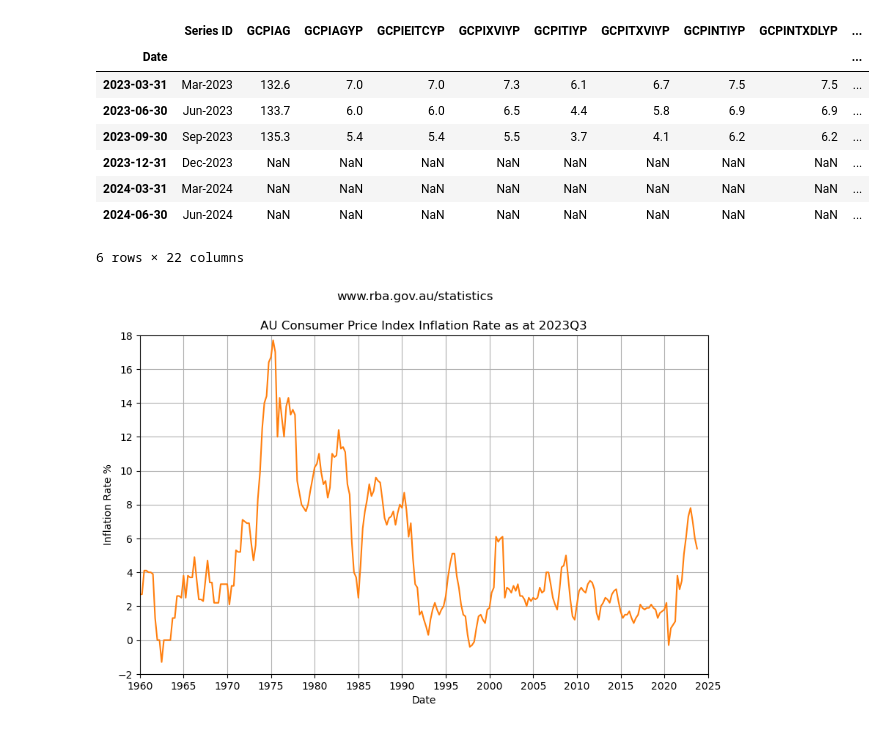
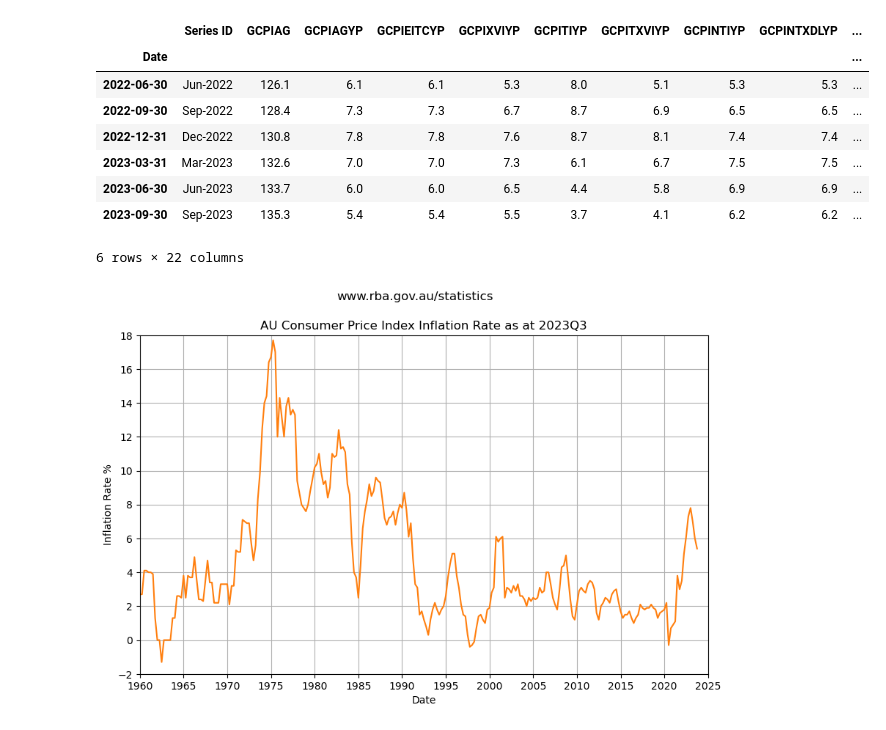
Before and after one commit to mikejonestechno/investment-analytics, a Jupyter notebook: notebooks/inflation.ipynb, the cells around one changed output. Saved outputs shown, nothing was run; the diff lists cells and outputs as text; code cells hidden in the pictures.

```diff
--- a/notebooks/inflation.ipynb
+++ b/notebooks/inflation.ipynb
@@ -31,23 +33,25 @@ publish_date: 2023-10-31 00:00:00 was 79 days ago.
 Using local file
 # %%
-# Data Transformation
+""" Data Transformation """
 # GCPIAGYP = Consumer Price Index: All Groups, Percentage change from corresponding quarter of previous year
-
-df_inflation.dropna(subset=['Series ID'], inplace=True)
 
 # Series ID dates are in the format 'Jan-1959' %b-%Y
 df_inflation['Date'] = df_inflation['Series ID'].apply(lambda d: pd.to_datetime(d, format='%b-%Y') + pd.offsets.MonthEnd(1))
 df_inflation.set_index('Date', inplace=True)
 
+last_index = df_inflation['GCPIAGYP'].last_valid_index()
+# only include rows up to the last_index (drop the NaN rows at end of file)
+df_inflation = df_inflation.loc[:last_index]
+
 df_inflation.tail(6)
 # %% [output]
 |  | Series ID | GCPIAG | GCPIAGYP | GCPIEITCYP | GCPIXVIYP | GCPITIYP | GCPITXVIYP | GCPINTIYP | GCPINTXDLYP | ... |
 | Date |  |  |  |  |  |  |  |  |  | ... |
+| 2022-06-30 | Jun-2022 | 126.1 | 6.1 | 6.1 | 5.3 | 8.0 | 5.1 | 5.3 | 5.3 | ... |
+| 2022-09-30 | Sep-2022 | 128.4 | 7.3 | 7.3 | 6.7 | 8.7 | 6.9 | 6.5 | 6.5 | ... |
+| 2022-12-31 | Dec-2022 | 130.8 | 7.8 | 7.8 | 7.6 | 8.7 | 8.1 | 7.4 | 7.4 | ... |
 | 2023-03-31 | Mar-2023 | 132.6 | 7.0 | 7.0 | 7.3 | 6.1 | 6.7 | 7.5 | 7.5 | ... |
 | 2023-06-30 | Jun-2023 | 133.7 | 6.0 | 6.0 | 6.5 | 4.4 | 5.8 | 6.9 | 6.9 | ... |
 | 2023-09-30 | Sep-2023 | 135.3 | 5.4 | 5.4 | 5.5 | 3.7 | 4.1 | 6.2 | 6.2 | ... |
-| 2023-12-31 | Dec-2023 | NaN | NaN | NaN | NaN | NaN | NaN | NaN | NaN | ... |
-| 2024-03-31 | Mar-2024 | NaN | NaN | NaN | NaN | NaN | NaN | NaN | NaN | ... |
-| 2024-06-30 | Jun-2024 | NaN | NaN | NaN | NaN | NaN | NaN | NaN | NaN | ... |
 6 rows × 22 columns
 # %%
```
Also changed, not shown: parts of 6 cells of this notebook, 6 other files.
